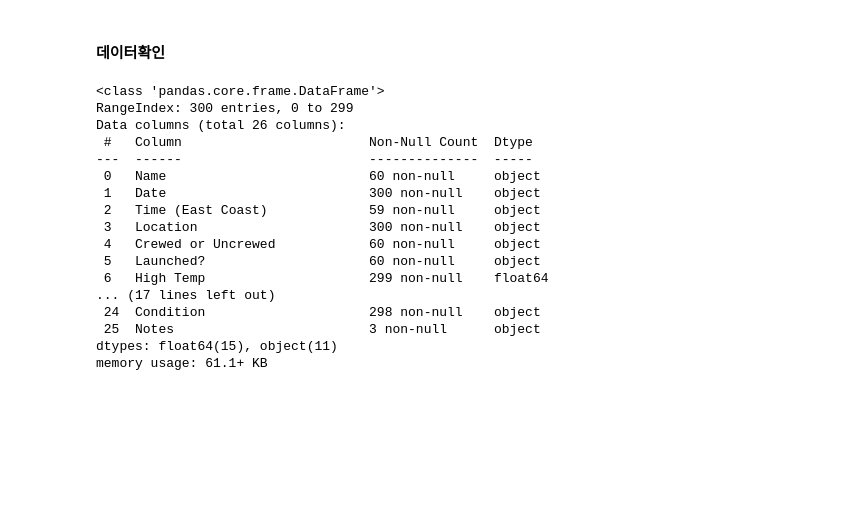
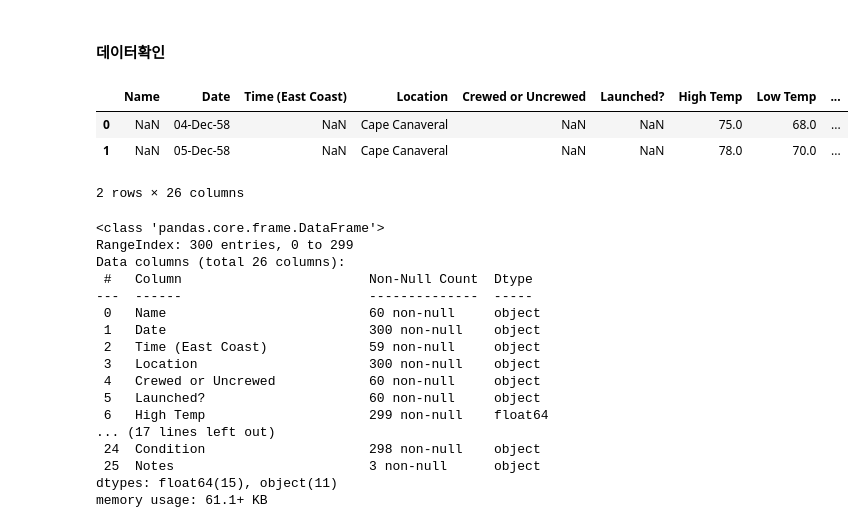
Before and after one commit to jimena1lee/pythonmlproject, a Jupyter notebook: 04_RocketLaunch.ipynb, the cells around one changed output. Drawn from its saved outputs; the diff is of its cells as text; code cells hidden in the pictures; blank space fills up the shorter version.

```diff
--- a/04_RocketLaunch.ipynb
+++ b/04_RocketLaunch.ipynb
@@ -10,6 +10,13 @@ warnings.filterwarnings('ignore')
 # %%
 # TODO: 데이터 불러와서 확인하기
 rocket = pd.read_csv('data/RocketLaunchDataCSV.csv')
+# %%
+rocket.head(2)
+# %% [output]
+|  | Name | Date | Time (East Coast) | Location | Crewed or Uncrewed | Launched? | High Temp | Low Temp | ... |
+| 0 | NaN | 04-Dec-58 | NaN | Cape Canaveral | NaN | NaN | 75.0 | 68.0 | ... |
+| 1 | NaN | 05-Dec-58 | NaN | Cape Canaveral | NaN | NaN | 78.0 | 70.0 | ... |
+2 rows × 26 columns
 # %%
 rocket.info() # 결측치 너무 많다.
 # %% [output]
```
Also changed, not shown: parts of 12 cells of this notebook, 2 other files.
